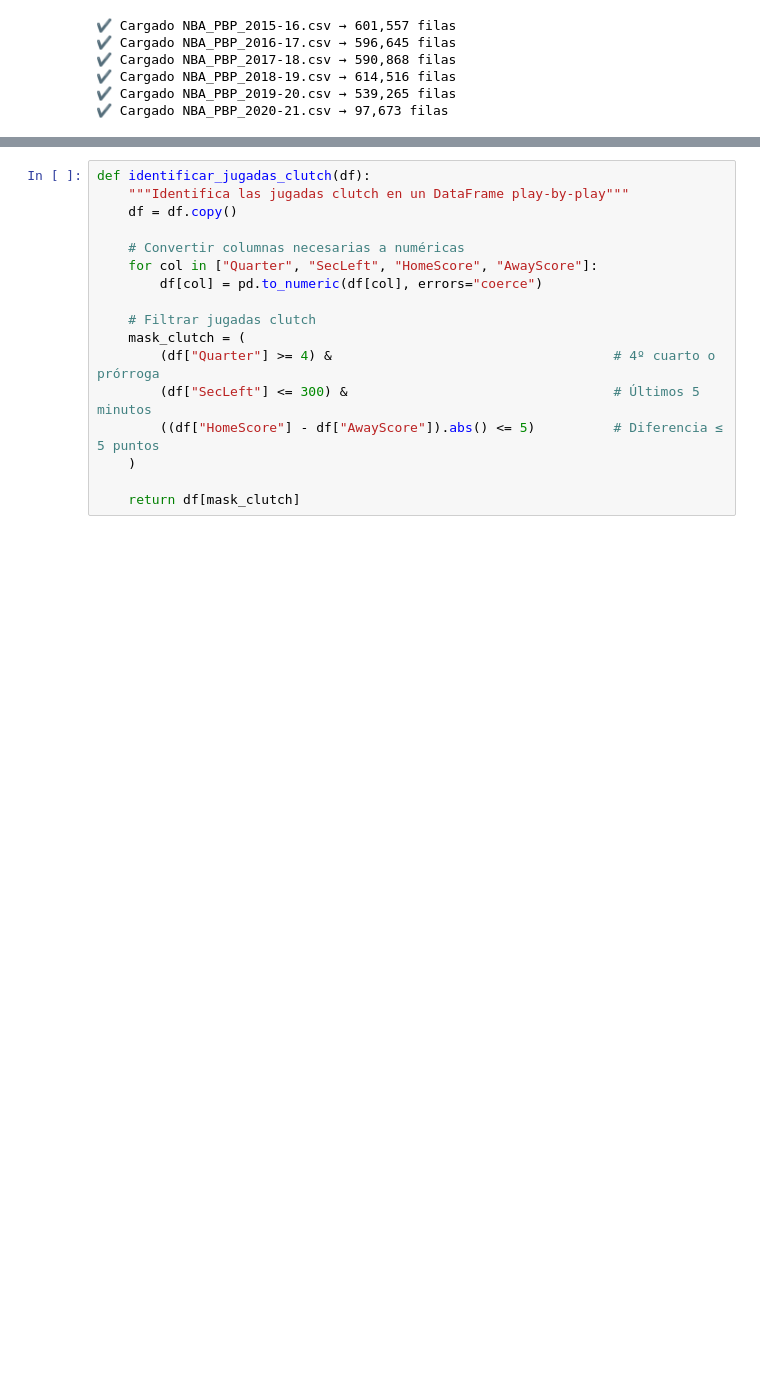
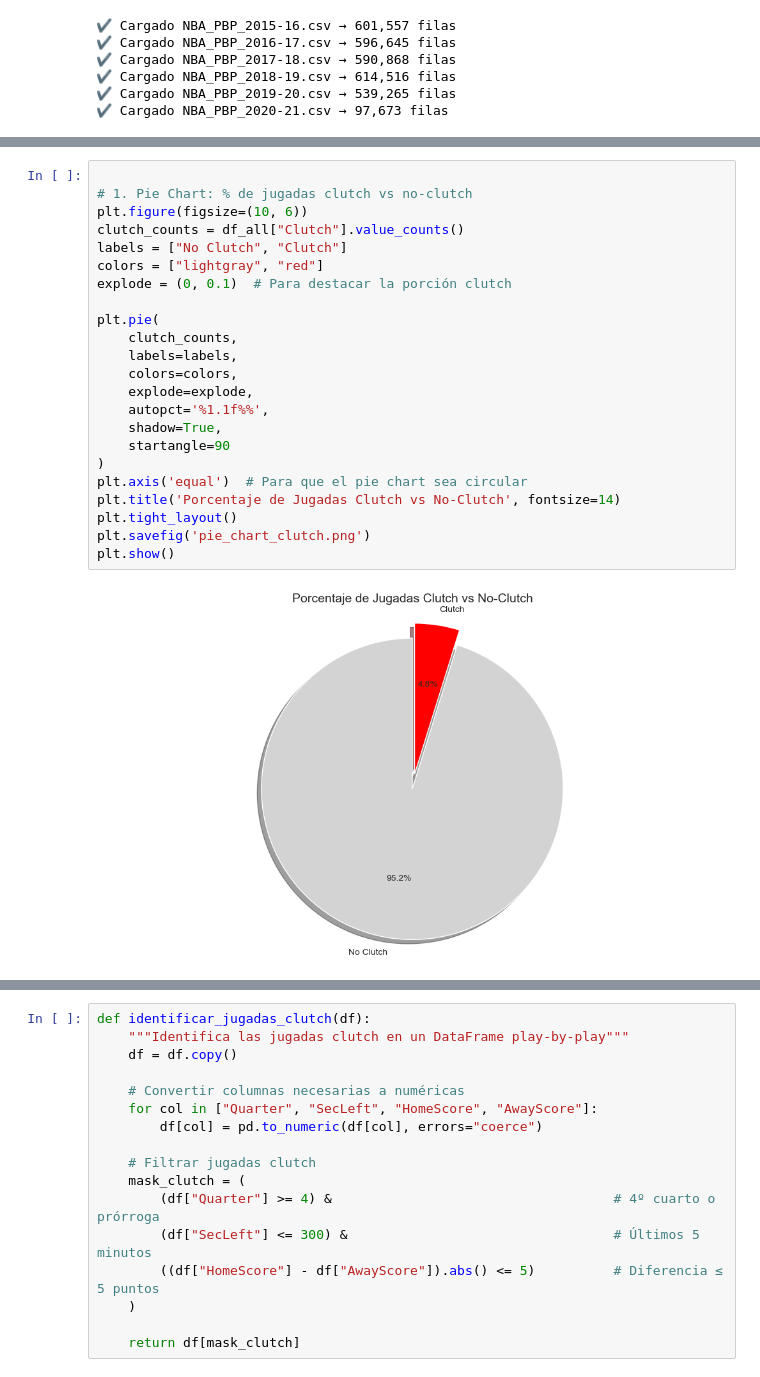
Before and after one commit to jorge-ivan-jimenez-reyes/DataScienceB, a Jupyter notebook: TercerExamen/Presentation.ipynb, the cells around one changed output, grey strips where cells are left out. Drawn from its saved outputs; the diff is of its cells as text; blank space fills up the shorter version.

```diff
--- a/TercerExamen/Presentation.ipynb
+++ b/TercerExamen/Presentation.ipynb
@@ -275,0 +198,25 @@ Name: count, dtype: int64
+# %%
+
+# 1. Pie Chart: % de jugadas clutch vs no-clutch
+plt.figure(figsize=(10, 6))
+clutch_counts = df_all["Clutch"].value_counts()
+labels = ["No Clutch", "Clutch"]
+colors = ["lightgray", "red"]
+explode = (0, 0.1)  # Para destacar la porción clutch
+
+plt.pie(
+    clutch_counts,
+    labels=labels,
+    colors=colors,
+    explode=explode,
+    autopct='%1.1f%%',
+    shadow=True,
+    startangle=90
+)
+plt.axis('equal')  # Para que el pie chart sea circular
+plt.title('Porcentaje de Jugadas Clutch vs No-Clutch', fontsize=14)
+plt.tight_layout()
+plt.savefig('pie_chart_clutch.png')
+plt.show()
+# %% [output]
+[figure, added]
```
Also changed, not shown: parts of 65 cells of this notebook, 3 other files.
